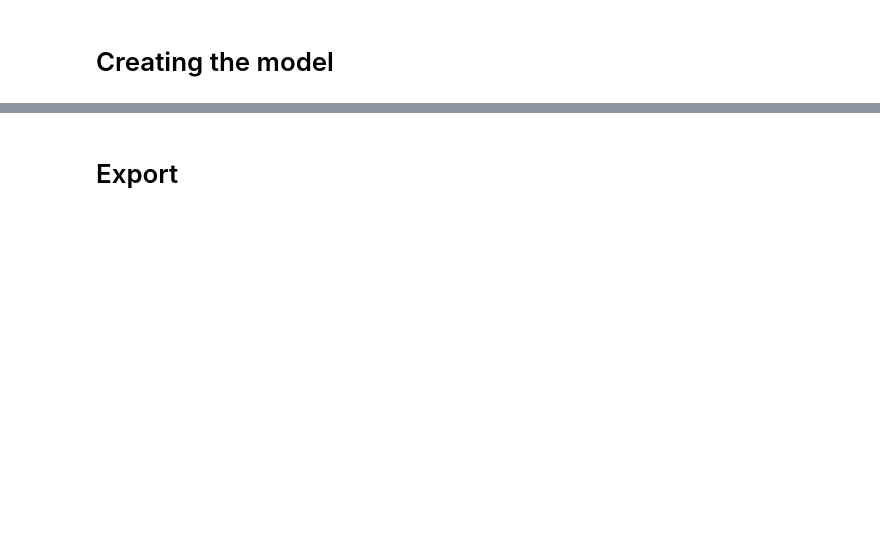
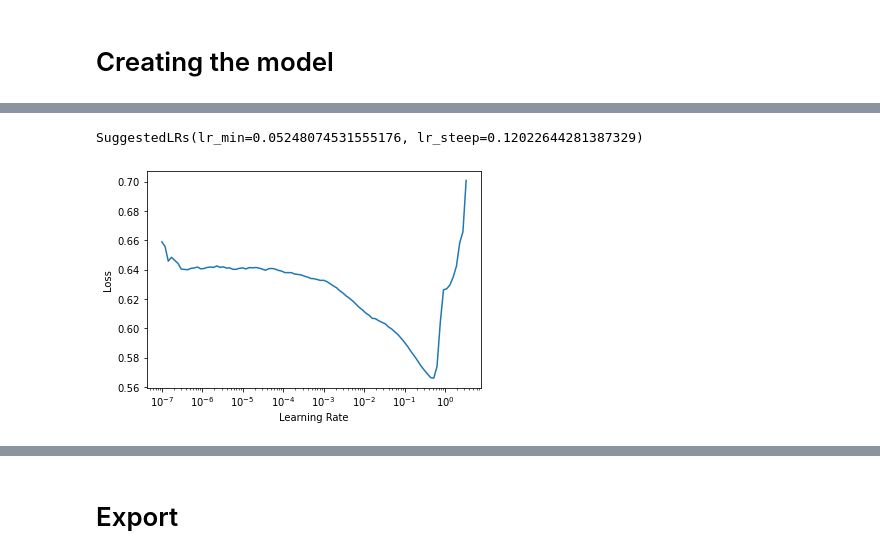
Before and after one commit to matanc1/tabnet, a Jupyter notebook: 01_model.ipynb, the cells around one changed output, grey strips where cells are left out. Cells and saved outputs as stored; diff of their text form; code cells hidden in the pictures; blank space fills up the shorter version.

```diff
--- a/01_model.ipynb
+++ b/01_model.ipynb
@@ -246,0 +261,18 @@ learn.fit_one_cycle(10)
+# %%
+splits = RandomSplitter(valid_pct=0.2)(range_of(df))
+to = TabularPandas(df, procs=[Categorify, FillMissing,Normalize],
+                   cat_names = ['workclass', 'education', 'marital-status', 'occupation', 'relationship', 'race'],
+                   cont_names = ['age', 'fnlwgt', 'education-num'],
+                   y_names='salary',
+                   splits=splits)
+# %%
+dls = to.dataloaders(bs=1024)
+# %%
+model = TabNet(get_emb_sz(to), len(to.cont_names), dls.c, n_d=16, n_a=16,
+                    n_steps=5, virtual_batch_size=256, gamma=1.5)
+# %%
+opt_func = partial(Adam, eps=1e-5)
+learn = Learner(dls, model, CrossEntropyLossFlat(), opt_func=opt_func, lr=3e-2, metrics=[accuracy])
+# %%
+learn.lr_find()
+# %% [output]
@@ -246,0 +280,2 @@ learn.fit_one_cycle(10)
+SuggestedLRs(lr_min=0.05248074531555176, lr_steep=0.12022644281387329)
+[figure, added]
```
Also changed, not shown: parts of 20 cells of this notebook.
